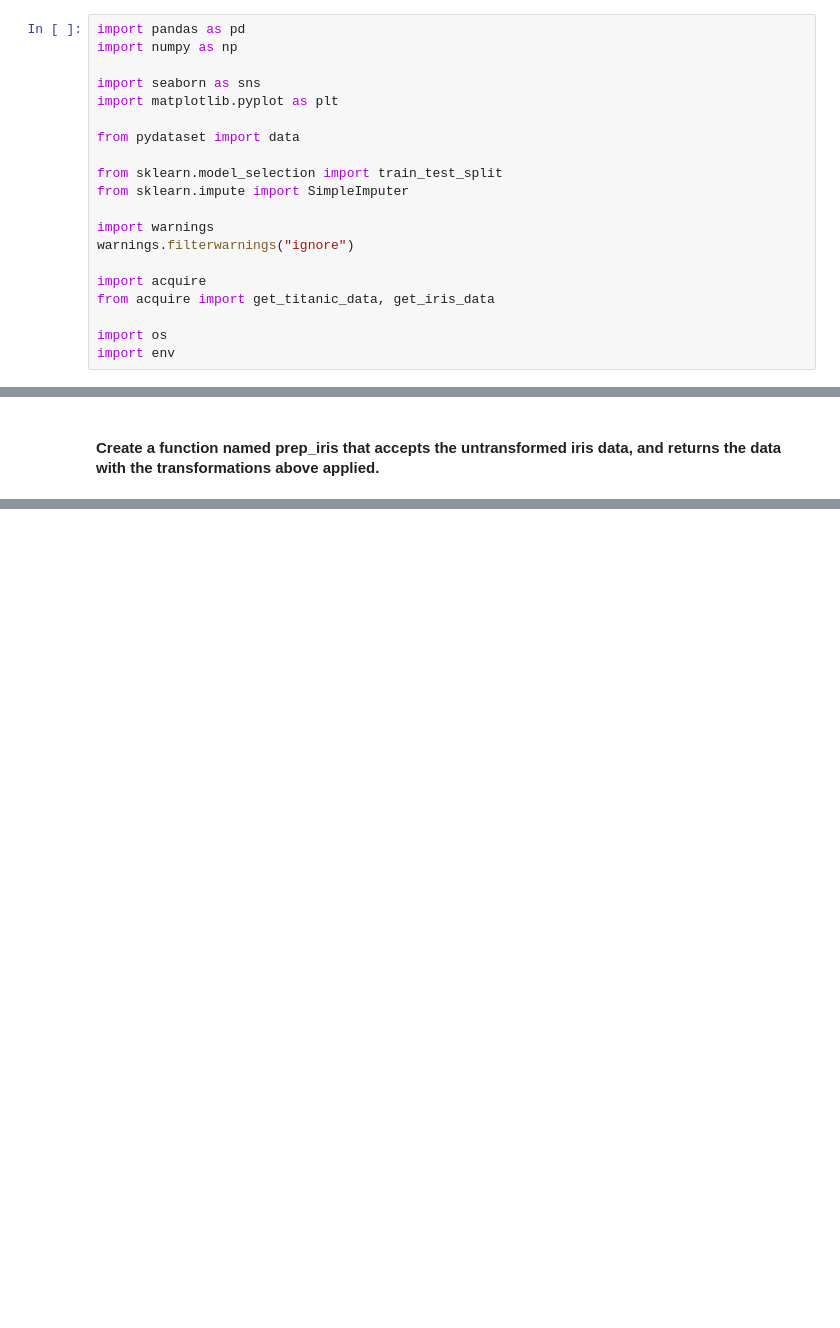
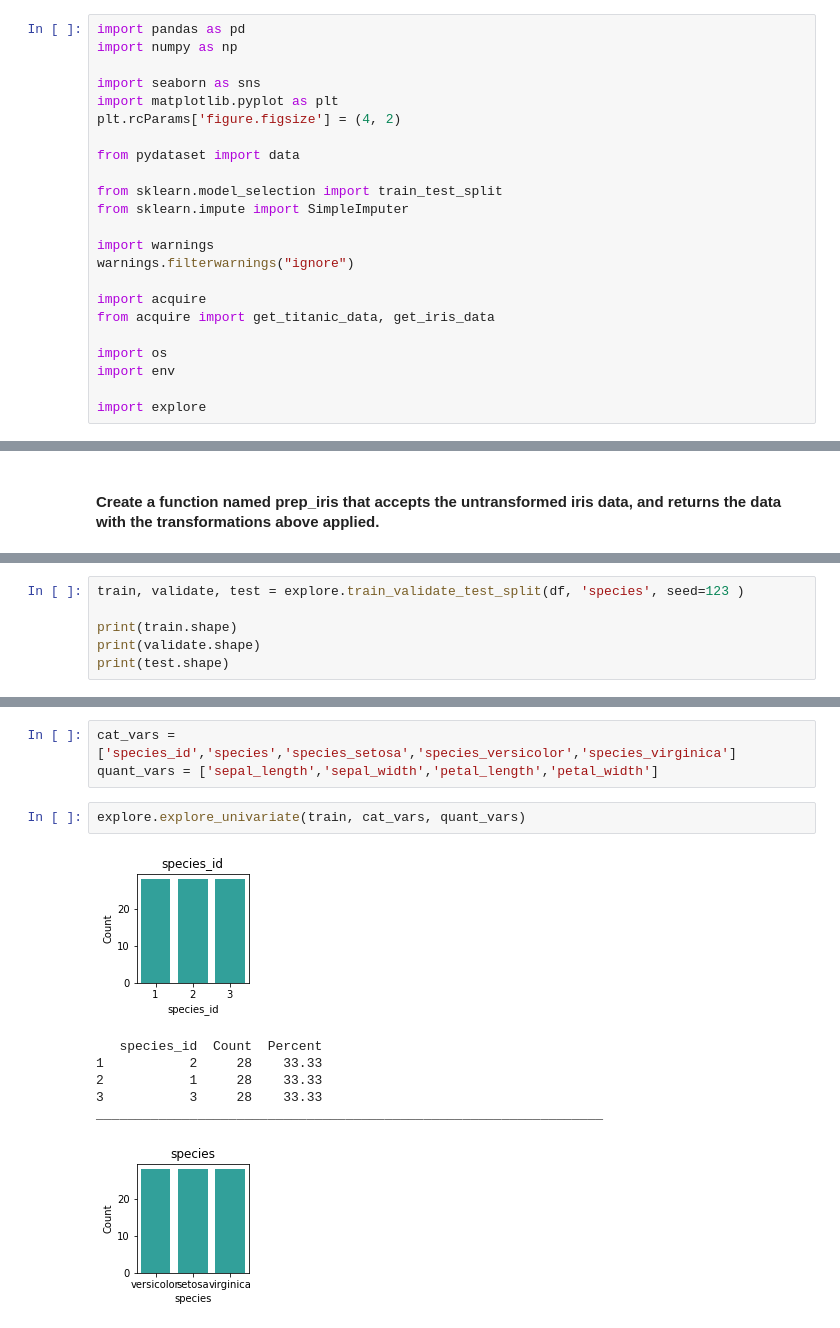
Before and after one commit to Joshua-C-Bryant/classification-exercises, a Jupyter notebook: classification_exercises.ipynb, the cells around one changed output, grey strips where cells are left out. Drawn from its saved outputs; the diff is of its cells as text; blank space fills up the shorter version.

```diff
--- a/classification_exercises.ipynb
+++ b/classification_exercises.ipynb
@@ -4,6 +4,7 @@ import numpy as np
 
 import seaborn as sns
 import matplotlib.pyplot as plt
+plt.rcParams['figure.figsize'] = (4, 2)
 
 from pydataset import data
 
@@ -18,6 +19,8 @@ from acquire import get_titanic_data, get_iris_data
 
 import os
 import env
+
+import explore
 # %% [markdown]
 ### In a jupyter notebook, classification_exercises.ipynb, use a python module (pydata or seaborn datasets) containing datasets as a source from the iris data. Create a pandas dataframe, df_iris, from this data.
 # %%
@@ -419,0 +247,6 @@ def clean_data(df):
+# %%
+train, validate, test = explore.train_validate_test_split(df, 'species', seed=123 )
+
+print(train.shape)
+print(validate.shape)
+print(test.shape)
@@ -419,0 +265,13 @@ def clean_data(df):
+# %%
+cat_vars = ['species_id','species','species_setosa','species_versicolor','species_virginica']
+quant_vars = ['sepal_length','sepal_width','petal_length','petal_width']
+# %%
+explore.explore_univariate(train, cat_vars, quant_vars)
+# %% [output]
+[figure, added]
+   species_id  Count  Percent
+1           2     28    33.33
+2           1     28    33.33
+3           3     28    33.33
+_________________________________________________________________
+[figure, added]
```
Also changed, not shown: parts of 37 cells of this notebook, 1 other file.
